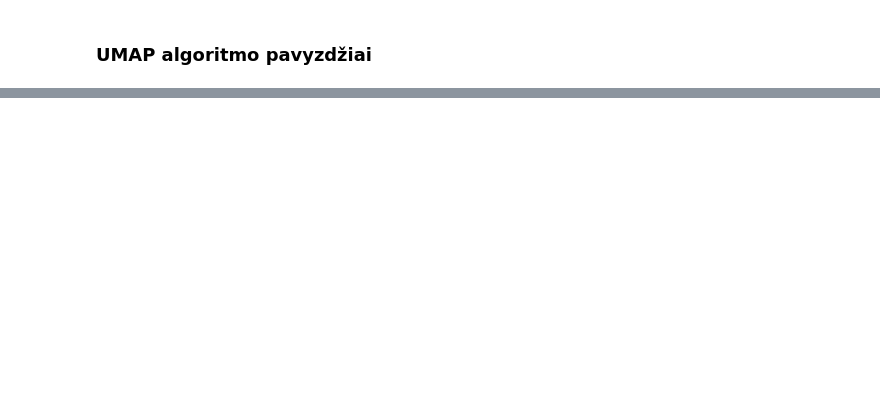
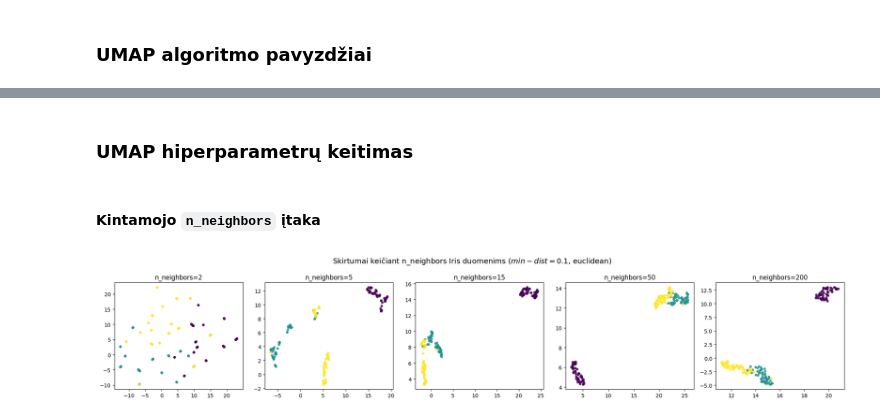
Before and after one commit to lukasjanusauskas/ais-duomenu-vizualizavimas, a Jupyter notebook: 2Lab.ipynb, the cells around one changed output, grey strips where cells are left out. Drawn from its saved outputs; the diff is of its cells as text; code cells hidden in the pictures; blank space fills up the shorter version.

Commit message:
UMAP hiperparametrų palyginimas

```diff
--- a/2Lab.ipynb
+++ b/2Lab.ipynb
@@ -9,2 +9,2 @@ elipsoid = pd.read_csv('./ellipsoid.50d10c.8.txt', sep='\t', header=None)
 # %%
-iris = pd.read_csv('./iris.txt', sep='\t', header=None)
+iris = pd.read_csv('./iris_with_class.txt', sep='\t', header=None)
@@ -21,0 +11,16 @@ plt.scatter(iris_umap[:,2], iris_umap[:,0])
+# %%
+iris[4] = iris[4].map({'Iris-setosa':1,
+                       'Iris-versicolor':2,
+                       'Iris-virginica':3})
+# %% [markdown]
+### UMAP hiperparametrų keitimas
+# %%
+def plot_iris(data, n_neighbors=15, min_dist=0.1, metric='euclidean', ax=None, var='n_neighbors'):
+    data_umap = umap.UMAP(n_neighbors=n_neighbors, min_dist=min_dist, metric=metric, random_state=1).fit_transform(iris[[0, 1, 2, 3]])
+
+    if ax is None:
+        ax = plt.gca()
+
+    ax.scatter(data_umap[:, 0], data_umap[:, 1], s=15, alpha=0.8, c=iris[4])
+
+    ax.set_title(f"{var}={locals()[var]}")
@@ -21,0 +38,14 @@ plt.scatter(iris_umap[:,2], iris_umap[:,0])
+# %% [markdown]
+#### Kintamojo `n_neighbors` įtaka
+# %%
+neighbors_values = [2, 5, 15, 50, 200]
+fig, axs = plt.subplots(1, len(neighbors_values), figsize=(20, 4))
+fig.suptitle('Skirtumai keičiant n_neighbors Iris duomenims ($min-dist=0.1$, euclidean)', fontsize=14)
+
+for i, n in enumerate(neighbors_values):
+    plot_iris(iris[[0, 1, 2, 3]], n_neighbors=n, ax=axs[i])
+
+plt.tight_layout()
+plt.show()
+# %% [output]
+[figure, added]
```
Also changed, not shown: parts of 11 cells of this notebook, 2 other files.
